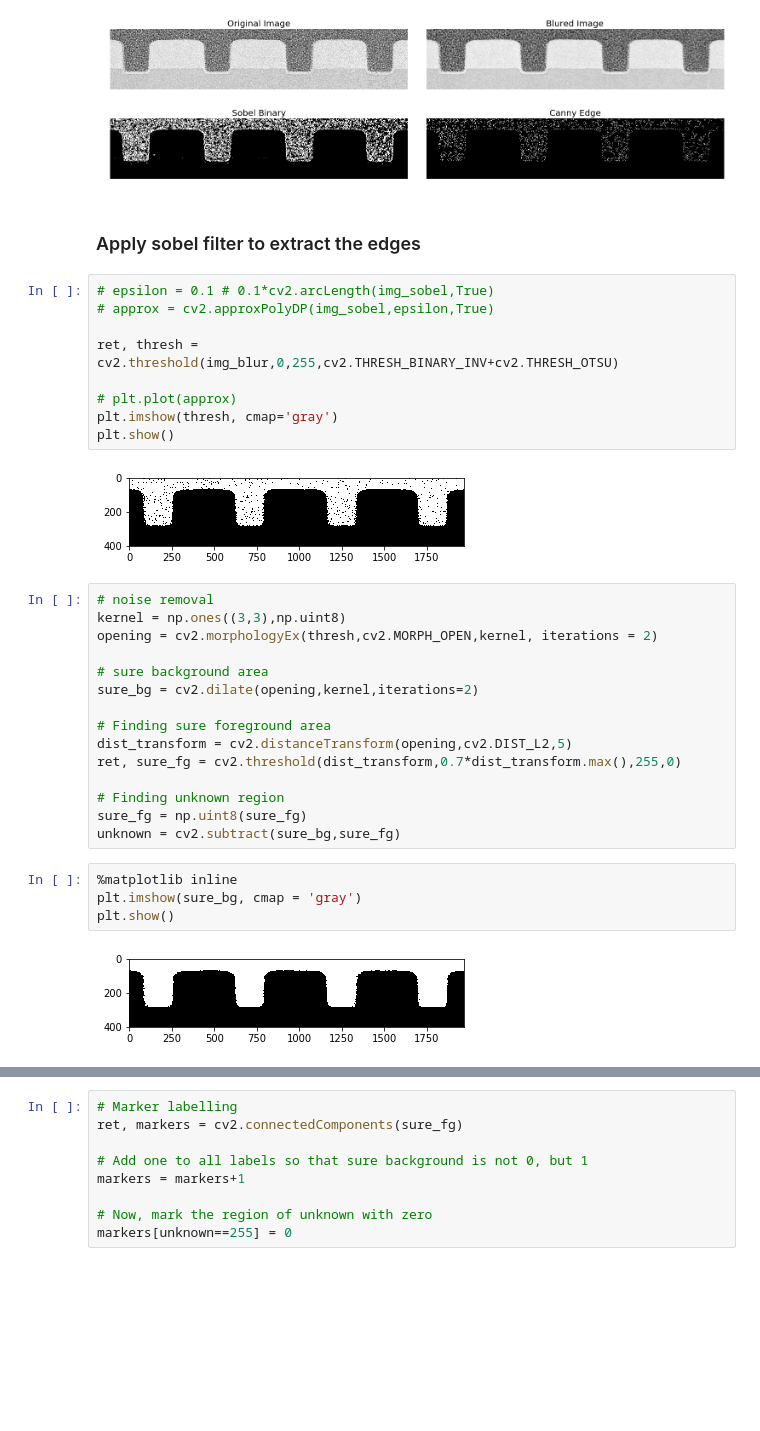
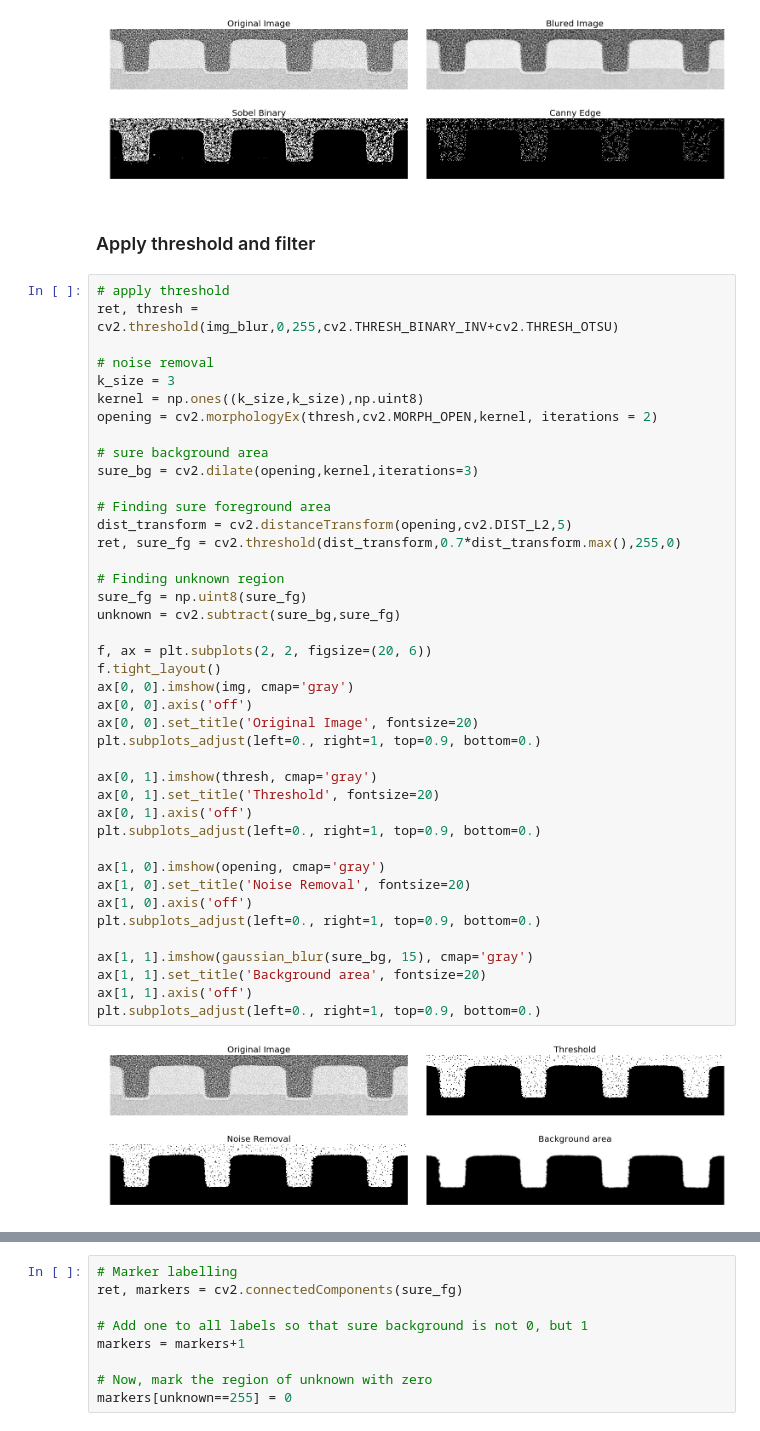
Before and after one commit to zypchenfeng/test_sem, a Jupyter notebook: xsem_cal.ipynb, the cells around one changed output, grey strips where cells are left out. Cells and saved outputs as stored; diff of their text form; blank space fills up the shorter version.

```diff
--- a/xsem_cal.ipynb
+++ b/xsem_cal.ipynb
@@ -107,36 +107,47 @@ plt.subplots_adjust(left=0., right=1, top=0.9, bottom=0.)
 # %% [output]
 [figure]
 # %% [markdown]
-### Apply sobel filter to extract the edges
+### Apply threshold and filter
-# %%
-# epsilon = 0.1 # 0.1*cv2.arcLength(img_sobel,True)
-# approx = cv2.approxPolyDP(img_sobel,epsilon,True)
-
-ret, thresh = cv2.threshold(img_blur,0,255,cv2.THRESH_BINARY_INV+cv2.THRESH_OTSU)
-
-# plt.plot(approx)
-plt.imshow(thresh, cmap='gray')
-plt.show()
-# %% [output]
-[figure, removed]
-# %%
-# noise removal
-kernel = np.ones((3,3),np.uint8)
-opening = cv2.morphologyEx(thresh,cv2.MORPH_OPEN,kernel, iterations = 2)
-
-# sure background area
-sure_bg = cv2.dilate(opening,kernel,iterations=2)
-
-# Finding sure foreground area
-dist_transform = cv2.distanceTransform(opening,cv2.DIST_L2,5)
-ret, sure_fg = cv2.threshold(dist_transform,0.7*dist_transform.max(),255,0)
-
-# Finding unknown region
-sure_fg = np.uint8(sure_fg)
-unknown = cv2.subtract(sure_bg,sure_fg)
-# %%
-%matplotlib inline
-plt.imshow(sure_bg, cmap = 'gray')
-plt.show()
-# %% [output]
-[figure, removed]
+# %%
+# apply threshold
+ret, thresh = cv2.threshold(img_blur,0,255,cv2.THRESH_BINARY_INV+cv2.THRESH_OTSU)
+
+# noise removal
+k_size = 3
+kernel = np.ones((k_size,k_size),np.uint8)
+opening = cv2.morphologyEx(thresh,cv2.MORPH_OPEN,kernel, iterations = 2)
+
+# sure background area
+sure_bg = cv2.dilate(opening,kernel,iterations=3)
+
+# Finding sure foreground area
+dist_transform = cv2.distanceTransform(opening,cv2.DIST_L2,5)
+ret, sure_fg = cv2.threshold(dist_transform,0.7*dist_transform.max(),255,0)
+
+# Finding unknown region
+sure_fg = np.uint8(sure_fg)
+unknown = cv2.subtract(sure_bg,sure_fg)
+
+f, ax = plt.subplots(2, 2, figsize=(20, 6))
+f.tight_layout()
+ax[0, 0].imshow(img, cmap='gray')
+ax[0, 0].axis('off')
+ax[0, 0].set_title('Original Image', fontsize=20)
+plt.subplots_adjust(left=0., right=1, top=0.9, bottom=0.)
+
+ax[0, 1].imshow(thresh, cmap='gray')
+ax[0, 1].set_title('Threshold', fontsize=20)
+ax[0, 1].axis('off')
+plt.subplots_adjust(left=0., right=1, top=0.9, bottom=0.)
+
+ax[1, 0].imshow(opening, cmap='gray')
+ax[1, 0].set_title('Noise Removal', fontsize=20)
+ax[1, 0].axis('off')
+plt.subplots_adjust(left=0., right=1, top=0.9, bottom=0.)
+
+ax[1, 1].imshow(gaussian_blur(sure_bg, 15), cmap='gray')
+ax[1, 1].set_title('Background area', fontsize=20)
+ax[1, 1].axis('off')
+plt.subplots_adjust(left=0., right=1, top=0.9, bottom=0.)
+# %% [output]
+[figure, added]
```
Also changed, not shown: parts of 9 cells of this notebook.
